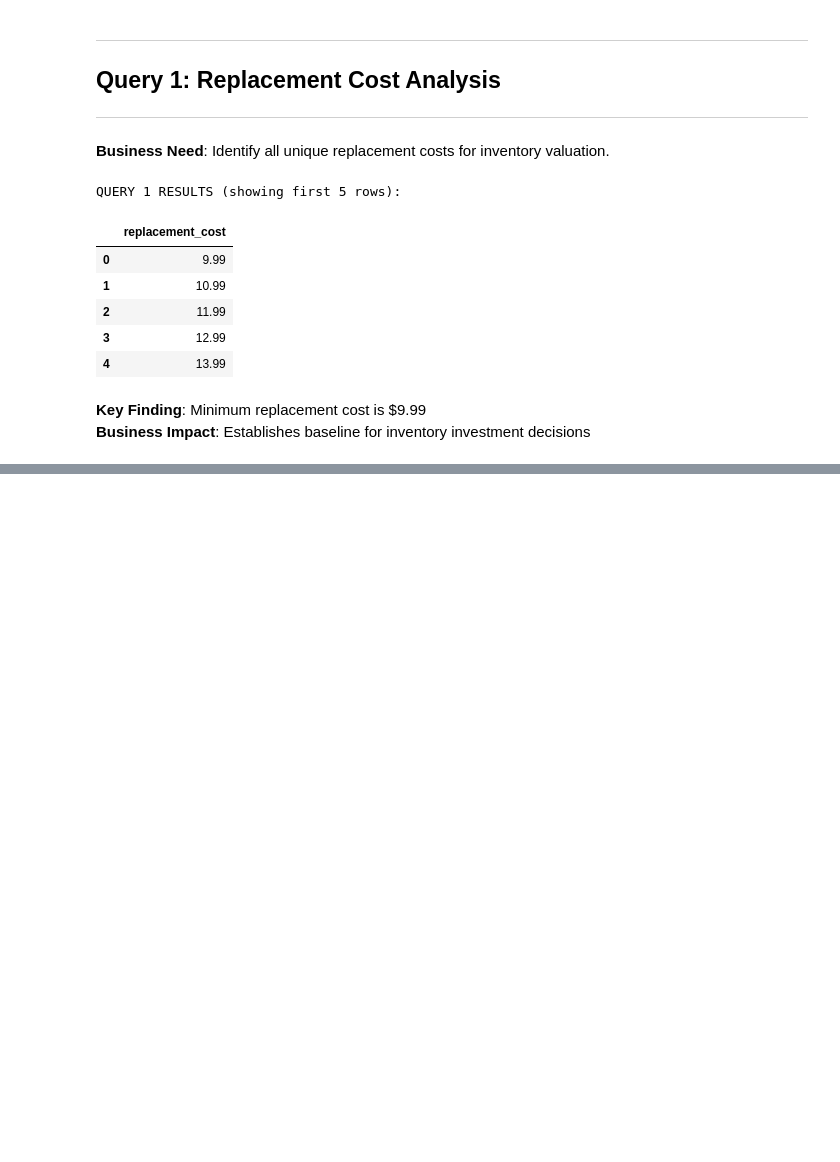
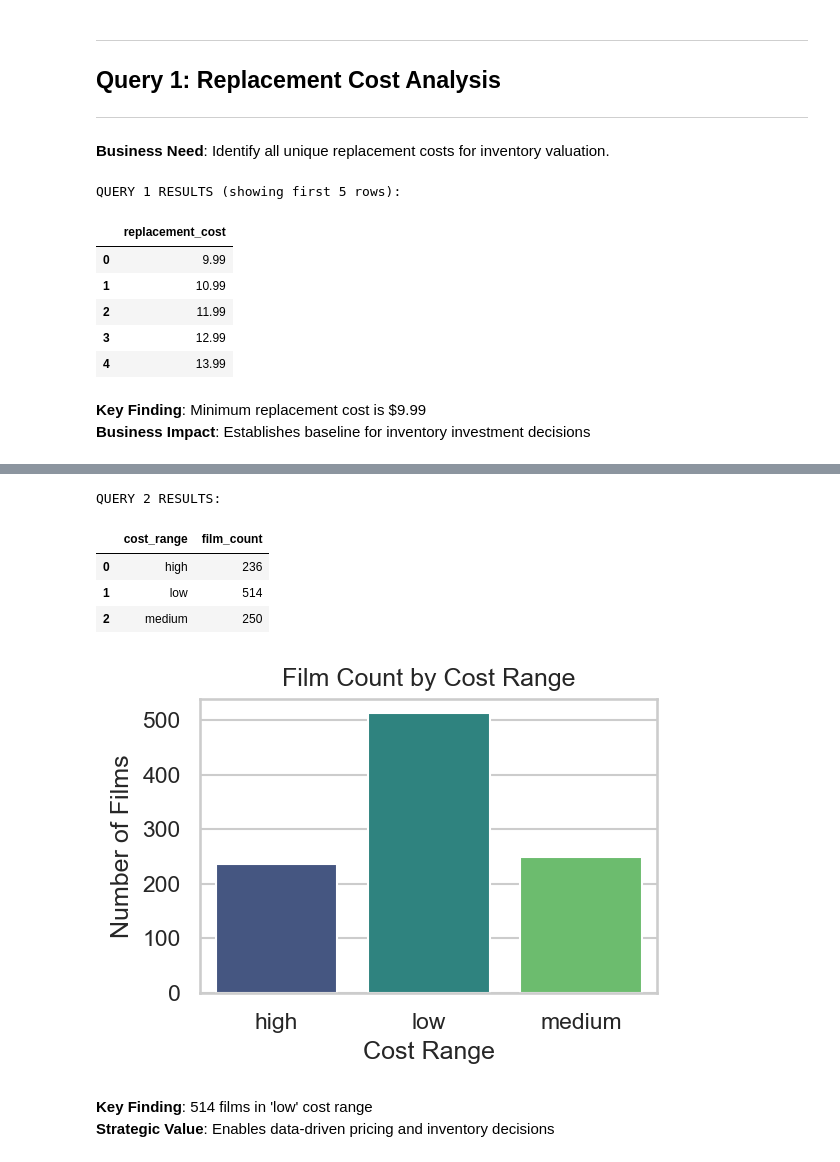
Before and after one commit to dr-ridwanoladipo/sql_business_analysis, a Jupyter notebook: business_analysis.ipynb, the cells around one changed output, grey strips where cells are left out. Cells and saved outputs as stored; diff of their text form; code cells hidden in the pictures; blank space fills up the shorter version.

Commit message:
cost range distribution

```diff
--- a/business_analysis.ipynb
+++ b/business_analysis.ipynb
@@ -103,0 +109,35 @@ QUERY 1 RESULTS (showing first 5 rows):
+# %%
+q2 = """
+SELECT
+    CASE
+        WHEN replacement_cost BETWEEN 9.99 AND 19.99 THEN 'low'
+        WHEN replacement_cost BETWEEN 20 AND 24.99 THEN 'medium'
+        ELSE 'high'
+    END as cost_range,
+    COUNT(*) as film_count
+FROM film
+GROUP BY cost_range
+ORDER BY cost_range;
+"""
+df2 = run_query(q2)
+print("QUERY 2 RESULTS:")
+display(df2)
+
+#  Distribution of film counts by cost range
+plt.figure(figsize=(4,3),dpi=150)
+sns.barplot(data=df2, x='cost_range', y='film_count', hue='cost_range', palette='viridis')
+plt.title("Film Count by Cost Range")
+plt.xlabel("Cost Range")
+plt.ylabel("Number of Films")
+plt.tight_layout()
+plt.show()
+# %% [output]
+QUERY 2 RESULTS:
+|  | cost_range | film_count |
+| 0 | high | 236 |
+| 1 | low | 514 |
+| 2 | medium | 250 |
+[figure, added]
+# %% [markdown]
+**Key Finding**: 514 films in 'low' cost range
+**Strategic Value**: Enables data-driven pricing and inventory decisions
```
Also changed, not shown: parts of 1 cell of this notebook.
